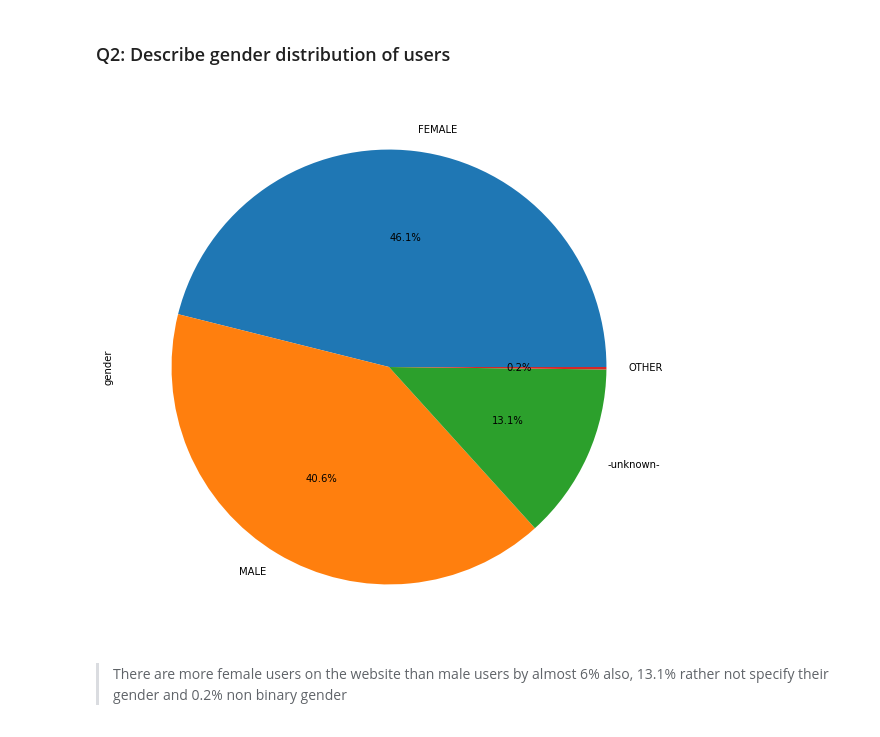
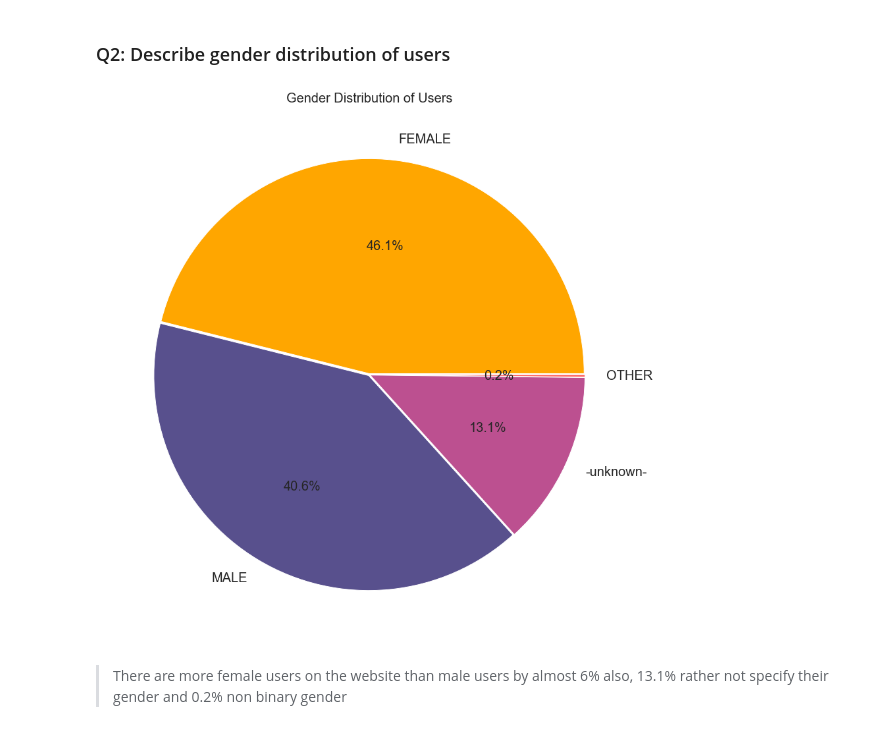
Before and after one commit to iz13m/airbnb-dataset-analysis, a Jupyter notebook: investigate-airbnb-dataset.ipynb, the cells around one changed output. Saved outputs shown, nothing was run; the diff lists cells and outputs as text; code cells hidden in the pictures.

```diff
--- a/investigate-airbnb-dataset.ipynb
+++ b/investigate-airbnb-dataset.ipynb
@@ -146,10 +152,14 @@ df.date_account_created.value_counts().plot(figsize = (20,10));
 > As you can see from the line chart above .. the mean number of users, signing up every day, is increasing along with the standard deviation
 # %% [markdown]
 ### Q2: Describe gender distribution of users
-# %%
-df.gender.value_counts().plot(kind = 'pie',figsize = (10,10),autopct='%1.1f%%');
-# %% [output]
-[figure, removed]
+# %%
+plt.figure(figsize=(15,15))
+colors = ['#FFA600','#58508D','#BC5090','#FF6361']
+#df.gender.value_counts().plot(kind = 'pie',autopct='%1.1f%%',colors=colors)
+plt.pie(df.gender.value_counts(), explode = [0.005,0.005,0.005,0.005],colors=colors,autopct='%1.1f%%',labels = df.gender.value_counts().index,textprops={'fontsize':20})
+plt.title("Gender Distribution of Users",{'fontsize':20});
+# %% [output]
+[figure, added]
 # %% [markdown]
 > There are more female users on the website than male users by almost 6%
 also, 13.1% rather not specify their gender and 0.2% non binary gender
```
Also changed, not shown: parts of 12 cells of this notebook.
